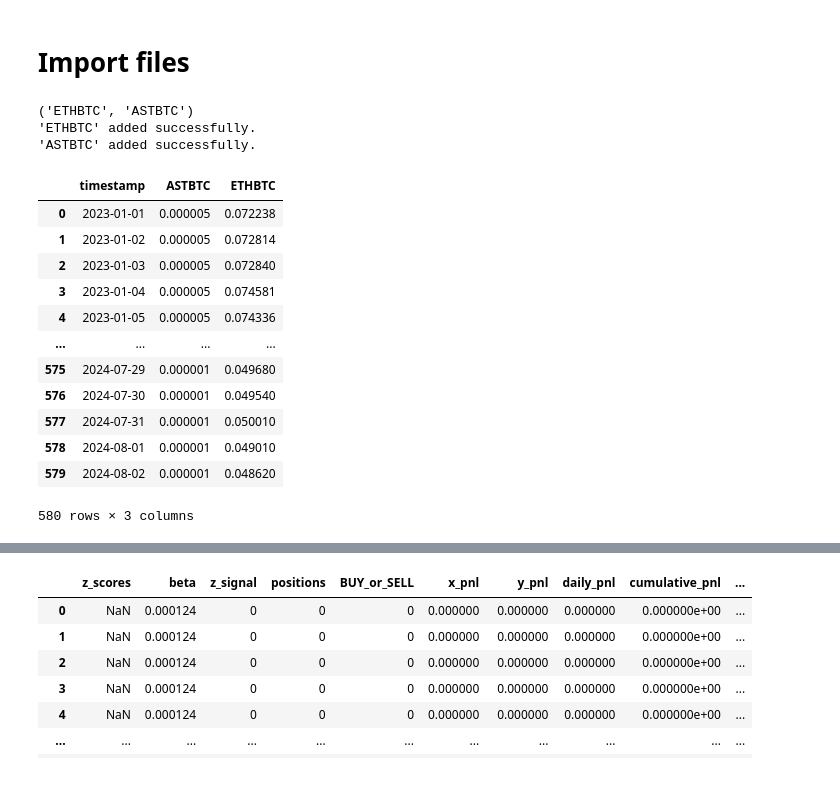
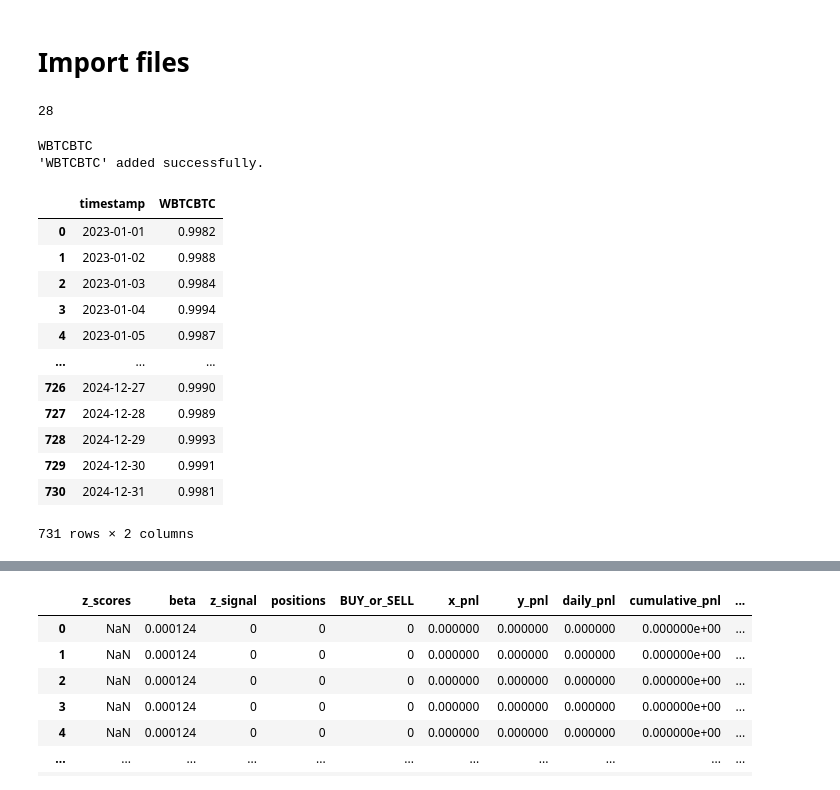
Before and after one commit to saltedpotato/qf635-microstructure-project, a Jupyter notebook: test_strats.ipynb, the cells around one changed output, grey strips where cells are left out. Cells and saved outputs as stored; diff of their text form; code cells hidden in the pictures.

```diff
--- a/test_strats.ipynb
+++ b/test_strats.ipynb
@@ -11,4 +11,4 @@ warnings.filterwarnings("ignore")
 # Get all available tickers
 response = requests.get(f"{BASE_URL}/ticker/price")
 data = response.json()
-tickers = [i["symbol"] for i in data]
+BTC_pairs = [i["symbol"] for i in data if "BTC" in i["symbol"]]
@@ -17,38 +15,38 @@ coint_pairs = get_coint_pairs(tickers, max_pairs=300, interval = '1d', start_dat
 # %%
-with open('Strats/pairs/saved_pairs.pkl', 'rb') as f:
-    coint_pairs = pickle.load(f)
+coint_pairs = get_coint_pairs(BTC_pairs, interval = '1d', start_date="2023-01-01", end_date="2023-12-31")
+len(coint_pairs)
+# %% [output]
+28
 # %%
-test_pair = coint_pairs[0]
+test_pair = coint_pairs[10]
 print(test_pair)
 
 symbol_manager = BinanceSymbolManager()
 # Add symbols
-print(symbol_manager.add_symbol(test_pair[0]))  # Success
-print(symbol_manager.add_symbol(test_pair[1]))  # Success
+print(symbol_manager.add_symbol(test_pair))  # Success
 
 price_fetcher = BinancePriceFetcher(symbol_manager.get_symbols())
 # Fetch pair historical price
 pair_portfolio = price_fetcher.get_grp_historical_ohlcv(
         interval="1d",
         start_date="2023-01-01",
-        end_date="2023-12-31"
+        end_date="2024-12-31"
     )
 
 pair_portfolio
 # %% [output]
-('ETHBTC', 'ASTBTC')
-'ETHBTC' added successfully.
-'ASTBTC' added successfully.
+WBTCBTC
+'WBTCBTC' added successfully.
-|  | timestamp | ASTBTC | ETHBTC |
-| 0 | 2023-01-01 | 0.000005 | 0.072238 |
-| 1 | 2023-01-02 | 0.000005 | 0.072814 |
-| 2 | 2023-01-03 | 0.000005 | 0.072840 |
-| 3 | 2023-01-04 | 0.000005 | 0.074581 |
-| 4 | 2023-01-05 | 0.000005 | 0.074336 |
-| ... | ... | ... | ... |
-| 575 | 2024-07-29 | 0.000001 | 0.049680 |
-| 576 | 2024-07-30 | 0.000001 | 0.049540 |
-| 577 | 2024-07-31 | 0.000001 | 0.050010 |
-| 578 | 2024-08-01 | 0.000001 | 0.049010 |
-| 579 | 2024-08-02 | 0.000001 | 0.048620 |
+|  | timestamp | WBTCBTC |
+| 0 | 2023-01-01 | 0.9982 |
+| 1 | 2023-01-02 | 0.9988 |
+| 2 | 2023-01-03 | 0.9984 |
+| 3 | 2023-01-04 | 0.9994 |
+| 4 | 2023-01-05 | 0.9987 |
+| ... | ... | ... |
+| 726 | 2024-12-27 | 0.9990 |
+| 727 | 2024-12-28 | 0.9989 |
+| 728 | 2024-12-29 | 0.9993 |
+| 729 | 2024-12-30 | 0.9991 |
+| 730 | 2024-12-31 | 0.9981 |
-580 rows × 3 columns
+731 rows × 2 columns
```
Also changed, not shown: parts of 7 cells of this notebook, 2 other files.
